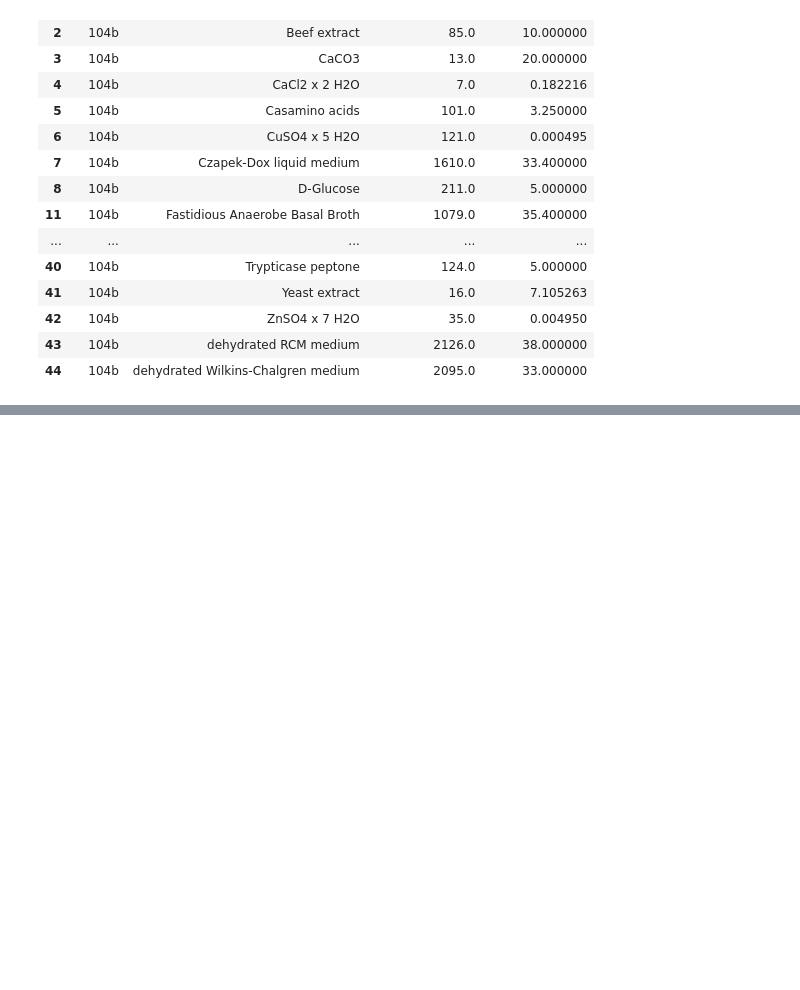
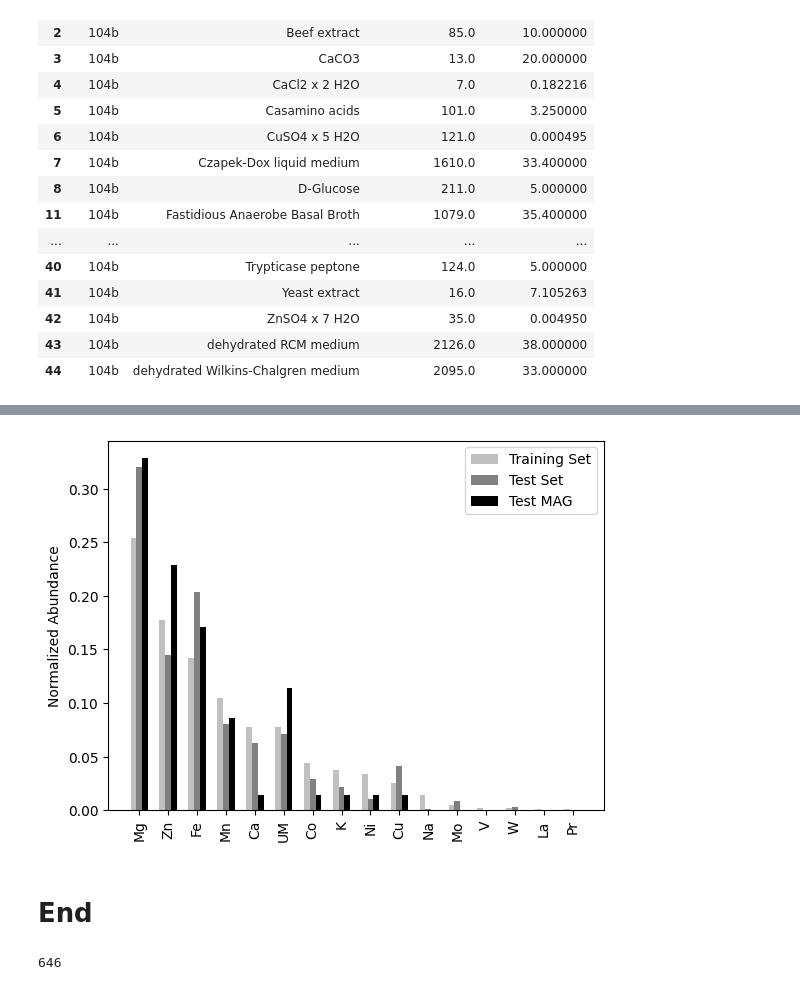
Before and after one commit to giovannellilab/media-prediction, a Jupyter notebook: notebooks/07-Concentration-Mapping.ipynb, the cells around one changed output, grey strips where cells are left out. Cells and saved outputs as stored; diff of their text form; code cells hidden in the pictures; blank space fills up the shorter version.

```diff
--- a/notebooks/07-Concentration-Mapping.ipynb
+++ b/notebooks/07-Concentration-Mapping.ipynb
@@ -576,0 +683,3 @@ recipe
+# %%
+comp = meco[["media_id", "taxon_id", "source", "ec", "CofactorFinal"]]
+comp = comp.dropna()
@@ -576,0 +730,13 @@ recipe
+# %%
+relabeled_cofactors = cf_df.copy()
+dictionary = {
+    "a monovalent": "UM",
+    "metal": "UM"
+}
+
+for key in dictionary.keys():
+    relabeled_cofactors["CofactorFinal"] = relabeled_cofactors["CofactorFinal"].str.replace(key, dictionary[key])
+
+relabeled_cofactors = relabeled_cofactors.groupby(['CofactorFinal'])[['count1', 'ratio1', 'count2', 'ratio2', 'count3', 'ratio3']].sum().reset_index()
+relabeled_cofactors = relabeled_cofactors.sort_values(['count1'], ascending=[False])
+relabeled_cofactors.head()
@@ -576,0 +750,37 @@ recipe
+# %%
+import numpy as np
+import matplotlib.pyplot as plt
+
+data = relabeled_cofactors
+N = len(data)
+ind = np.arange(N)
+width = 0.2
+
+xvals = data['ratio1']
+bar1 = plt.bar(ind, xvals, width, color = 'silver')
+
+yvals = data['ratio2']
+bar2 = plt.bar(ind+width, yvals, width, color='grey')
+
+zvals = data['ratio3']
+bar3 = plt.bar(ind+width*2, zvals, width, color='black')
+
+plt.xticks(ind+width, data["CofactorFinal"], rotation=90)
+plt.ylabel("Normalized Abundance")
+plt.legend((bar1, bar2, bar3), ('Training Set', 'Test Set', 'Test MAG'))
+
+plt.gca().set_facecolor('white')
+
+plt.show()
+# %% [output]
+[figure, added]
+# %% [markdown]
+# End
+# %%
+med = pd.read_csv(os.path.join(DATA_DIR, "model", "ml_input.csv"), low_memory=False)
+med
+media_list = med["media_id"].to_list()
+medmed = set(media_list)
+print(len(medmed)-1)
+# %% [output]
+646
```
Also changed, not shown: parts of 12 cells of this notebook, 2 other files.
